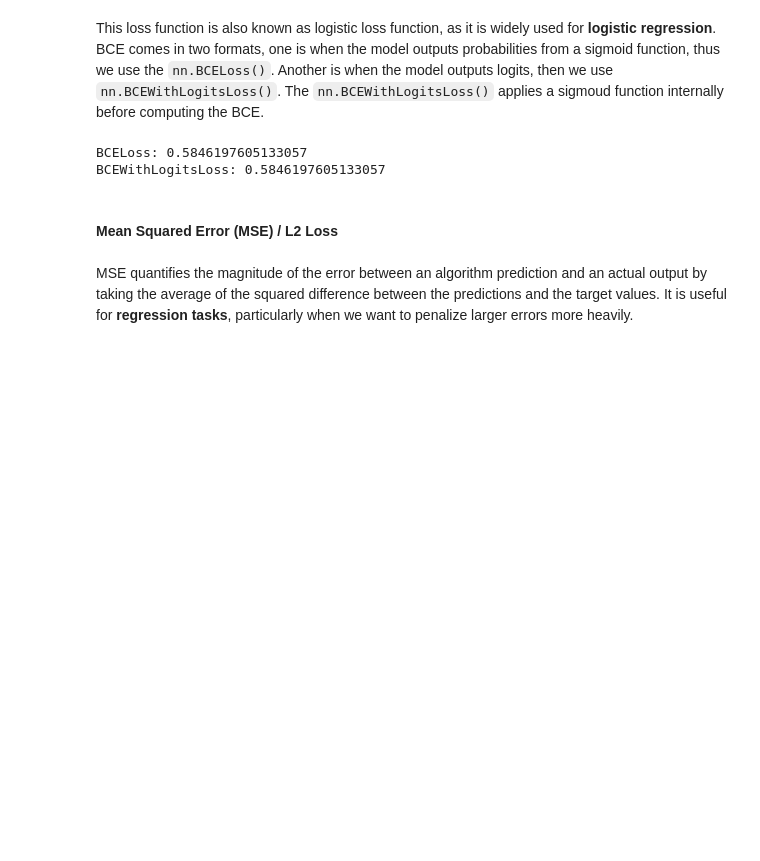
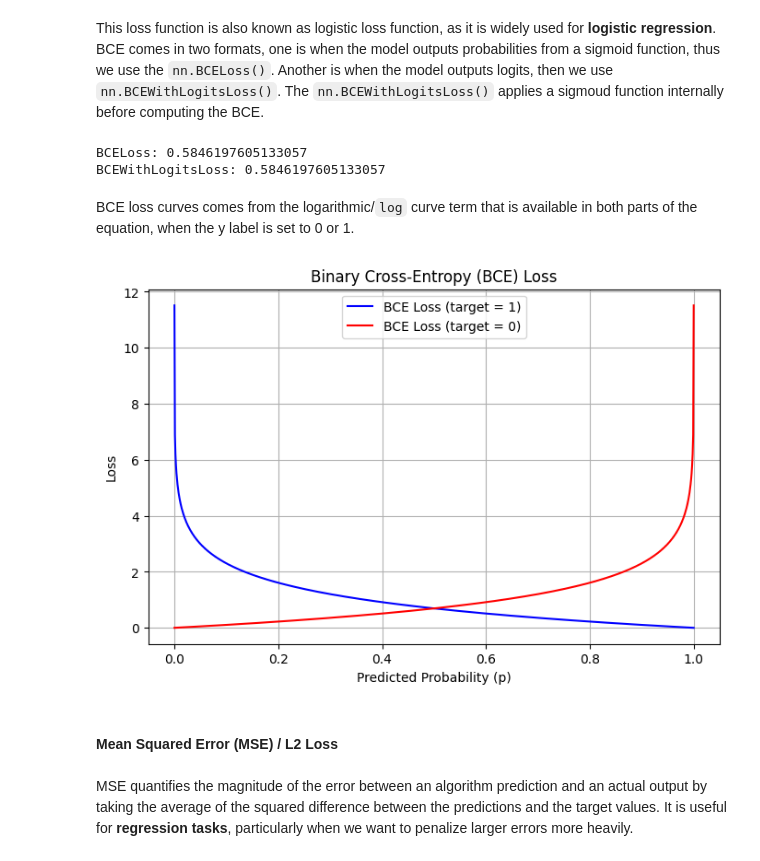
Before and after one commit to abdel-habib/ai-notebooks, a Jupyter notebook: loss_functions.ipynb, the cells around one changed output. Cells and saved outputs as stored; diff of their text form; code cells hidden in the pictures; blank space fills up the shorter version.

```diff
--- a/loss_functions.ipynb
+++ b/loss_functions.ipynb
@@ -61,6 +61,28 @@ print("BCEWithLogitsLoss:", bce_logits_loss(logits, targets).item())
 # %% [output]
 BCELoss: 0.5846197605133057
 BCEWithLogitsLoss: 0.5846197605133057
+# %% [markdown]
+BCE loss curves comes from the logarithmic/`log` curve term that is available in both parts of the equation, when the y label is set to 0 or 1.
+# %%
+# Probabilities from 0 to 1 (avoid exact 0 or 1 to prevent log(0))
+p = np.linspace(1e-5, 1 - 1e-5, 1000)
+
+# BCE Loss for y=1 and y=0
+loss_y1 = -np.log(p)          # Target is 1
+loss_y0 = -np.log(1 - p)      # Target is 0
+
+# Plot
+plt.figure(figsize=(8, 5))
+plt.plot(p, loss_y1, label="BCE Loss (target = 1)", color="blue")
+plt.plot(p, loss_y0, label="BCE Loss (target = 0)", color="red")
+plt.title("Binary Cross-Entropy (BCE) Loss")
+plt.xlabel("Predicted Probability (p)")
+plt.ylabel("Loss")
+plt.legend()
+plt.grid(True)
+plt.show()
+# %% [output]
+[figure, added]
 # %% [markdown]
 #### Mean Squared Error (MSE) / L2 Loss
 # %% [markdown]
```
Also changed, not shown: 1 other file.
